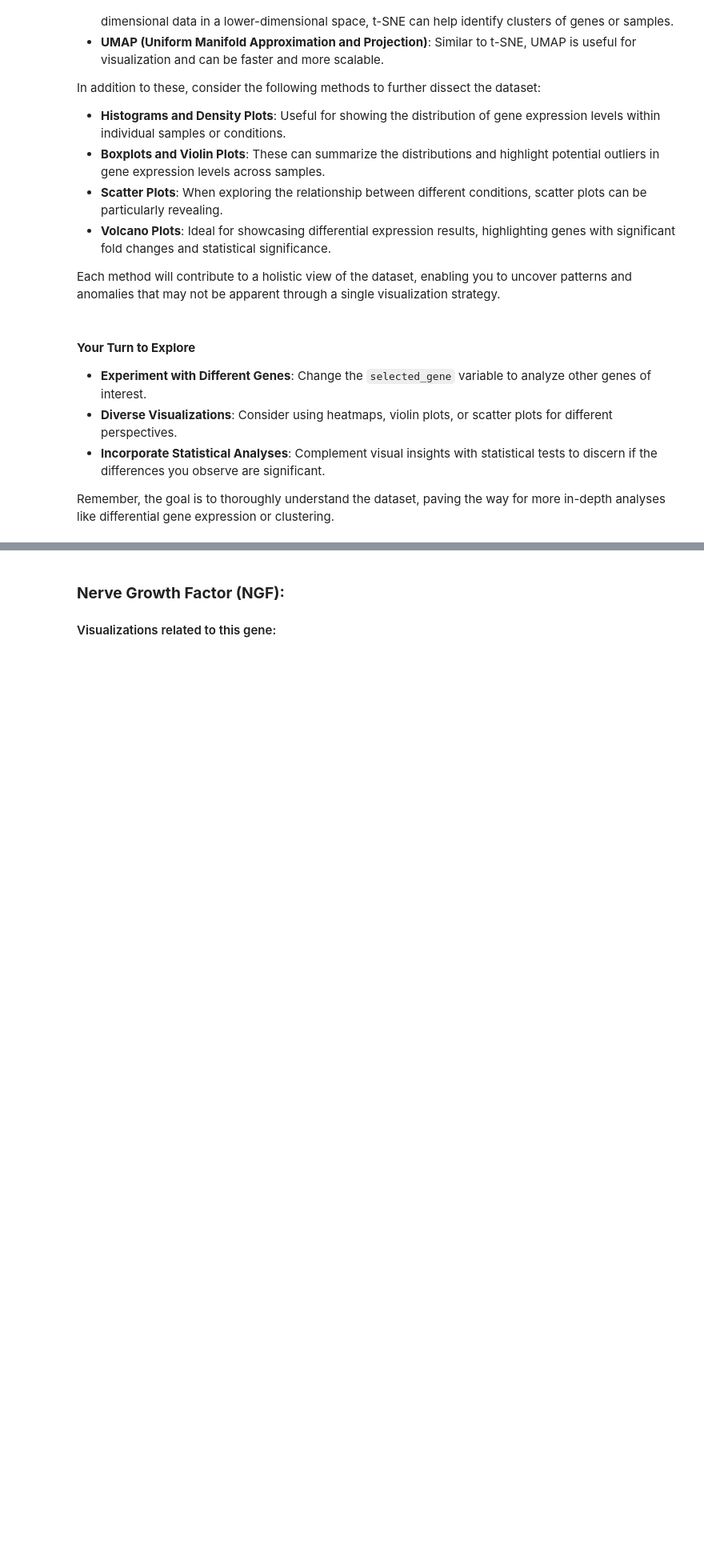
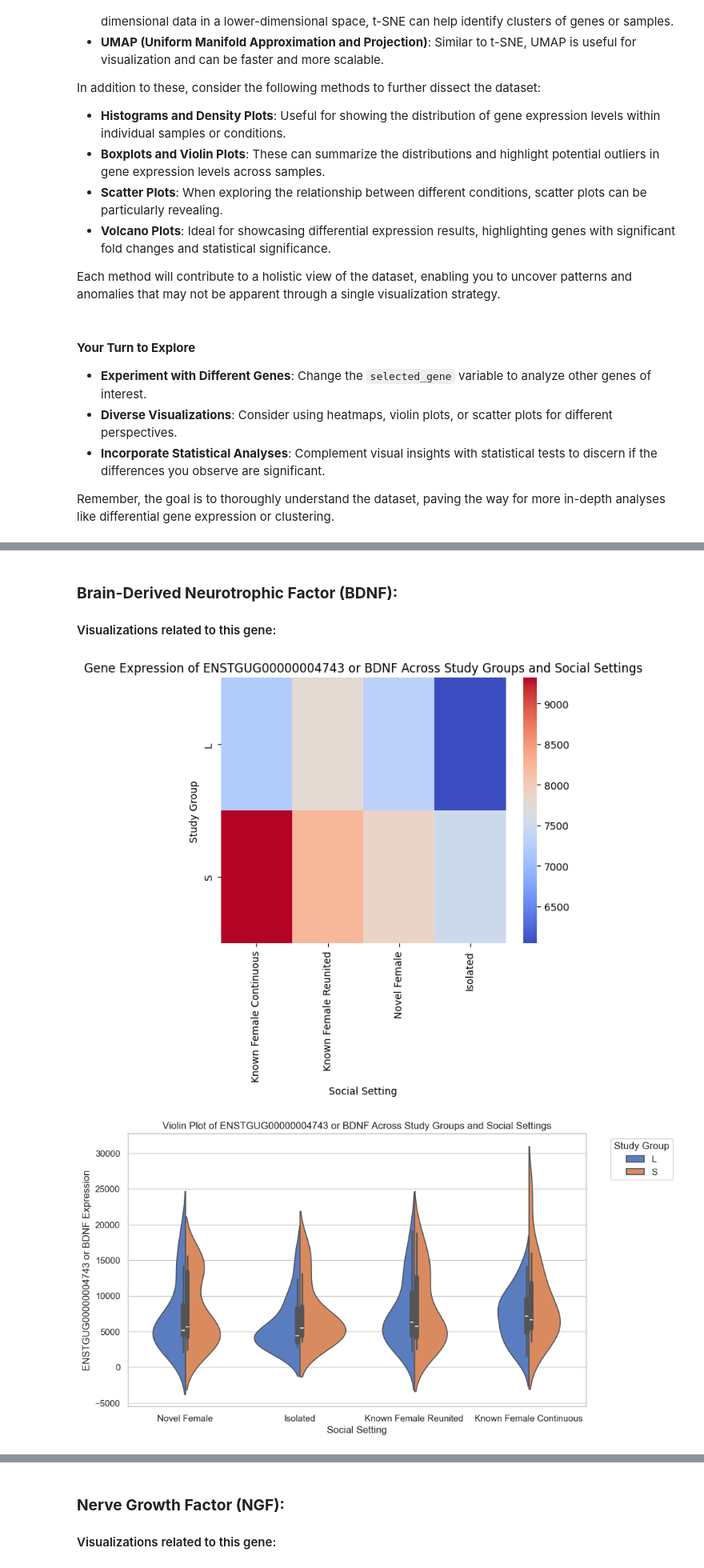
Before and after one commit to Sinanmz/BioinformaticsProject, a Jupyter notebook: tasks/the-songbird-study/SongBirdStudy.ipynb, the cells around one changed output, grey strips where cells are left out. Shown at 80% size. Drawn from its saved outputs; the diff is of its cells as text; code cells hidden in the pictures; blank space fills up the shorter version.

```diff
--- a/tasks/the-songbird-study/SongBirdStudy.ipynb
+++ b/tasks/the-songbird-study/SongBirdStudy.ipynb
@@ -592,3 +618,14 @@ Some of the genes other than BDNF related to our experiment that might be intere
 - **Heat Shock Protein 70 (HSP70)**: This molecular chaperone is involved in the cellular response to stress and may play a role in protecting cells during immune challenges.
 
 - **Neurotrophin-3 (NT-3)**: NT-3 is a member of the neurotrophin family, and it plays a role in the development and survival of neurons, especially in the peripheral nervous system.
+# %% [markdown]
+### **Brain-Derived Neurotrophic Factor (BDNF):**
+#### Visualizations related to this gene:
+# %%
+from visualize import make_heatmap, make_violin_plot
+df = pd.read_csv('./dataset/normalized_dataset.csv')
+make_heatmap(df, 'BDNF')
+make_violin_plot(df, 'BDNF')
+# %% [output]
+[figure, added]
+[figure, added]
```
Also changed, not shown: parts of 51 cells of this notebook, 1 other file.
